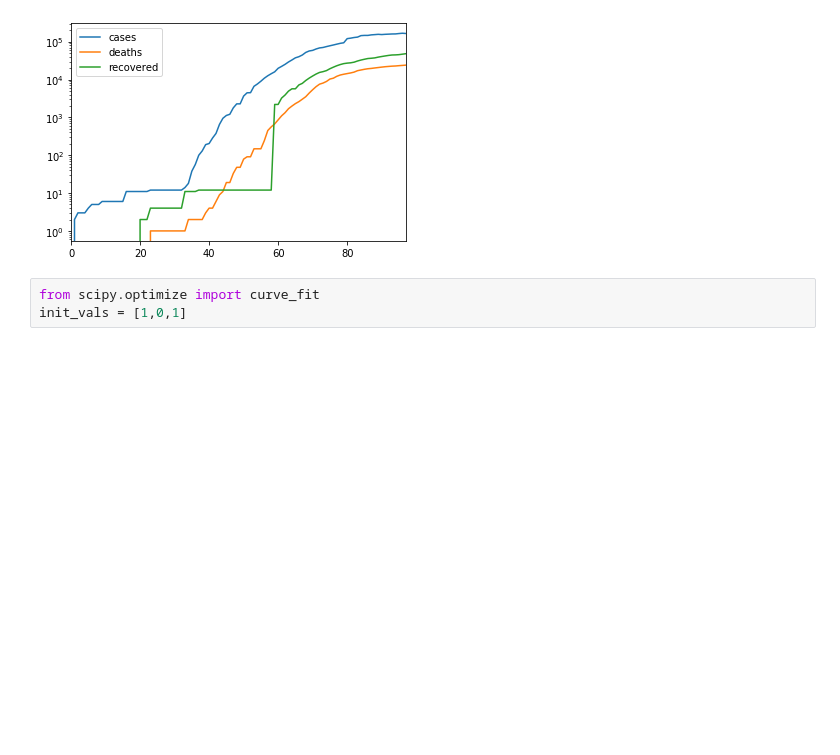
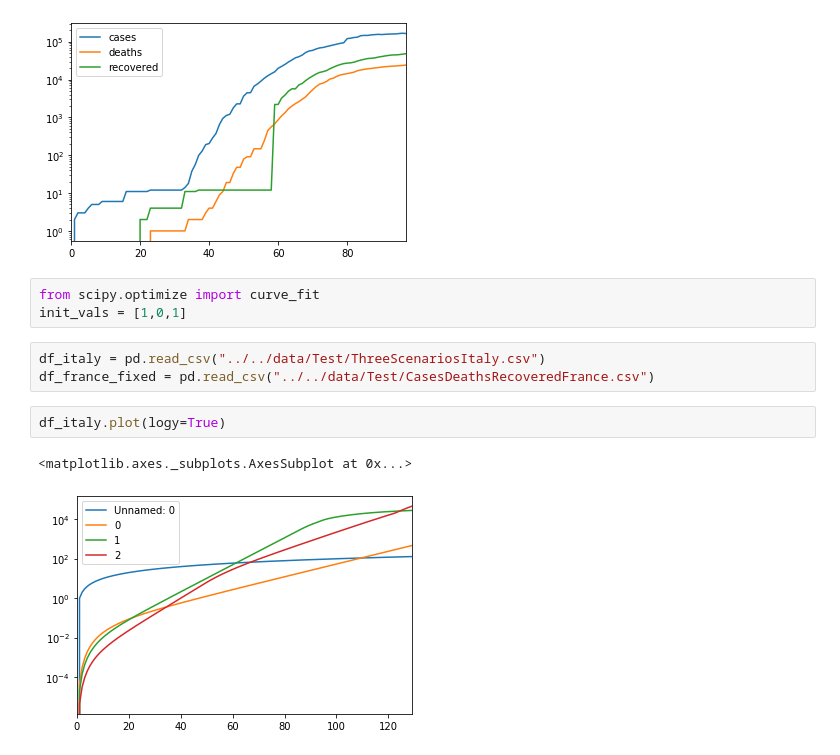
Before and after one commit to RobindeGrootNL/COVID-19-Data-Driven-Policy-Advisor-Tool, a Jupyter notebook: python/data handling/DataCleaning.ipynb, the cells around one changed output. Cells and saved outputs as stored; diff of their text form; blank space fills up the shorter version.

```diff
--- a/python/data handling/DataCleaning.ipynb
+++ b/python/data handling/DataCleaning.ipynb
@@ -189,3 +189,11 @@ df_fr_trp.plot(logy=True)
 # %%
 from scipy.optimize import curve_fit
 init_vals = [1,0,1]
+# %%
+df_italy = pd.read_csv("../../data/Test/ThreeScenariosItaly.csv")
+df_france_fixed = pd.read_csv("../../data/Test/CasesDeathsRecoveredFrance.csv")
+# %%
+df_italy.plot(logy=True)
+# %% [output]
+<matplotlib.axes._subplots.AxesSubplot at 0x...>
+[figure, added]
```
Also changed, not shown: parts of 4 cells of this notebook, 5 other files.
